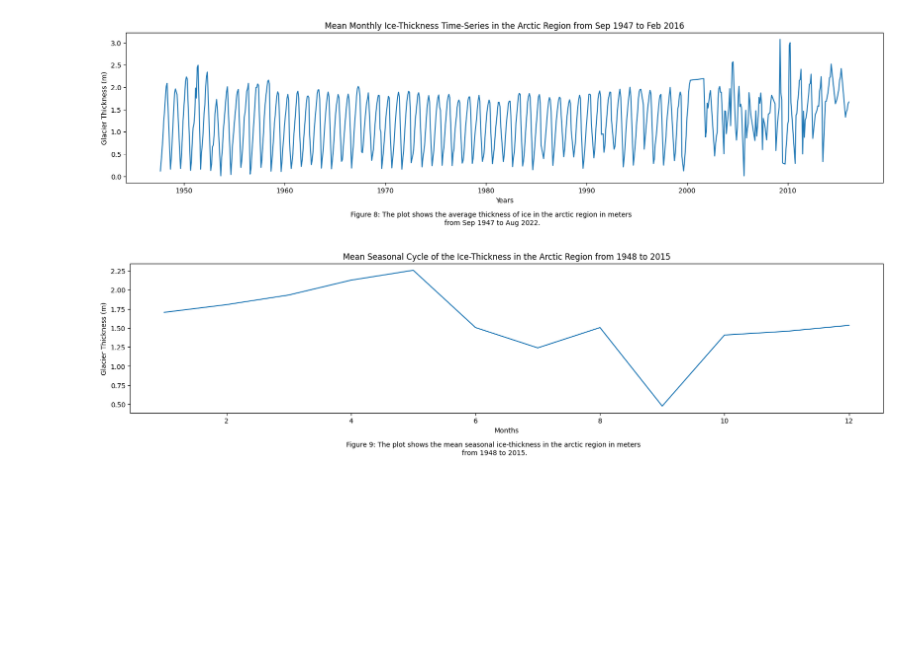
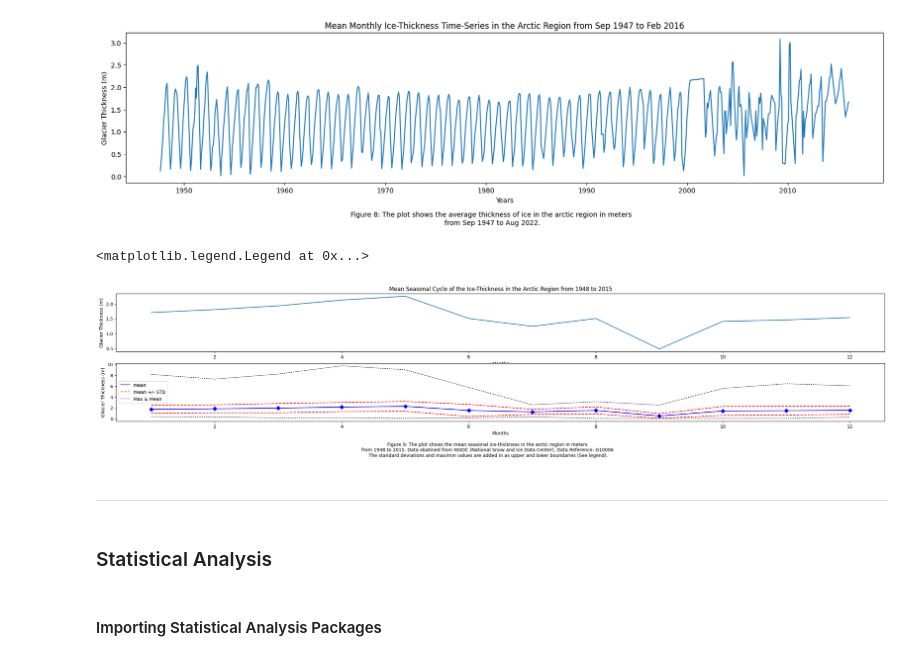
Before and after one commit to gardeneda/Arctic-Ice-vs-Precipitation, a Jupyter notebook: data_management.ipynb, the cells around one changed output. Cells and saved outputs as stored; diff of their text form; code cells hidden in the pictures; blank space fills up the shorter version.

```diff
--- a/data_management.ipynb
+++ b/data_management.ipynb
@@ -450,23 +507,57 @@ plt.figtext(0.5, -0.1, "Figure 8: The plot shows the average thickness of ice in
 plt.show()
 # %% [output]
 [figure]
-# %%
-## MEAN SEASONAL CYCLE OF ICE-THICKNESS IN THE ARCTIC REGION
-
-# Need to mask unwanted date ranges from the DataFrame.
-ice_thickness_masked = ice_thickness[(ice_thickness.index > '1947-12-01') & (ice_thickness.index < '2016-01-01')]
-
-# Get the mean of all values of each month in every year.
-avg_thkns_seasonal = ice_thickness_masked.groupby(ice_thickness_masked.index.month)['Avg_thkns'].mean()
-
-plt.figure(figsize=(20, 4))
-plt.plot(avg_thkns_seasonal)
-plt.xlabel("Months")
-plt.ylabel("Glacier Thickness (m)")
-plt.title("Mean Seasonal Cycle of the Ice-Thickness in the Arctic Region from 1948 to 2015")
-plt.figtext(0.5, -0.1, "Figure 9: The plot shows the mean seasonal ice-thickness in the arctic region in meters \n"
-                        + "from 1948 to 2015."
-            , wrap=True, horizontalalignment='center', fontsize=10)
-plt.show()
-# %% [output]
-[figure, removed]
+# %%
+## MEAN SEASONAL CYCLE OF ICE-THICKNESS IN THE ARCTIC REGION
+
+# Need to mask unwanted date ranges from the DataFrame.
+ice_thickness_masked = ice_thickness[(ice_thickness.index > '1947-12-01') & (ice_thickness.index < '2016-01-01')]
+
+# Get the mean of all values of each month in every year.
+avg_thkns_seasonal_mean = ice_thickness_masked.groupby(ice_thickness_masked.index.month)['Avg_thkns'].mean()
+
+# Get the standard deviation of the average thickness for each month in every year.
+avg_thkns_std = ice_thickness_masked.groupby(ice_thickness_masked.index.month)['Avg_thkns'].std()
+
+# Get the maximum value of the average ice thickness for each month in every year.
+avg_thkns_max = ice_thickness_masked.groupby(ice_thickness_masked.index.month)['Avg_thkns'].max()
+
+# Get the minimum value of the average ice thickness for each month in every year.
+avg_thkns_min = ice_thickness_masked.groupby(ice_thickness_masked.index.month)['Avg_thkns'].min()
+
+# Calculate upper std boundary and lower std boundary for graph.
+avg_thkns_upper_std = avg_thkns_seasonal_mean + avg_thkns_std
+avg_thkns_lower_std = avg_thkns_seasonal_mean - avg_thkns_std
+
+# Create Two Subplots to show a generic trend in the top graph and a more in-depth analysis on the bottom.
+fig3, (ax5, ax6) = plt.subplots(2,1,figsize=[30, 5])
+
+# Subplot with general trend.
+ax5.plot(avg_thkns_seasonal_mean)
+ax5.set_xlabel("Months")
+ax5.set_ylabel("Glacier Thickness (m)")
+ax5.set_title("Mean Seasonal Cycle of the Ice-Thickness in the Arctic Region from 1948 to 2015")
+
+# Subplot with anomalies and min/max values plotted
+ax6.plot(avg_thkns_seasonal_mean, color='b', label='mean', linestyle='-')
+ax6.plot(avg_thkns_seasonal_mean, 'bD')
+ax6.plot(avg_thkns_upper_std, color='r', label='mean +/- STD', linestyle='--')
+ax6.plot(avg_thkns_lower_std, color='r', linestyle='--')
+ax6.plot(avg_thkns_max, color ='k', label='Max & Mean', linestyle=':')
+ax6.plot(avg_thkns_min, color ='k', linestyle=':')
+ax6.set_xlabel("Months")
+ax6.set_ylabel("Glacier Thickness (m)")
+plt.figtext(0.5, -0.1, "Figure 9: The plot shows the mean seasonal ice-thickness in the arctic region in meters \n" +
+                       "from 1948 to 2015. Data obatined from NSIDC (National Snow and Ice Data Center), Data Reference: G10006 \n" +
+                       "The standard deviations and max/min values are added in as upper and lower boundaries (See legend).",
+            wrap=True, horizontalalignment='center', fontsize=10)
+ax6.legend()
+# %% [output]
+<matplotlib.legend.Legend at 0x...>
+[figure, added]
+# %% [markdown]
+<hr>
+# %% [markdown]
+<h3>Statistical Analysis</h3>
+# %% [markdown]
+<h4>Importing Statistical Analysis Packages</h4>
```
Also changed, not shown: parts of 7 cells of this notebook.
